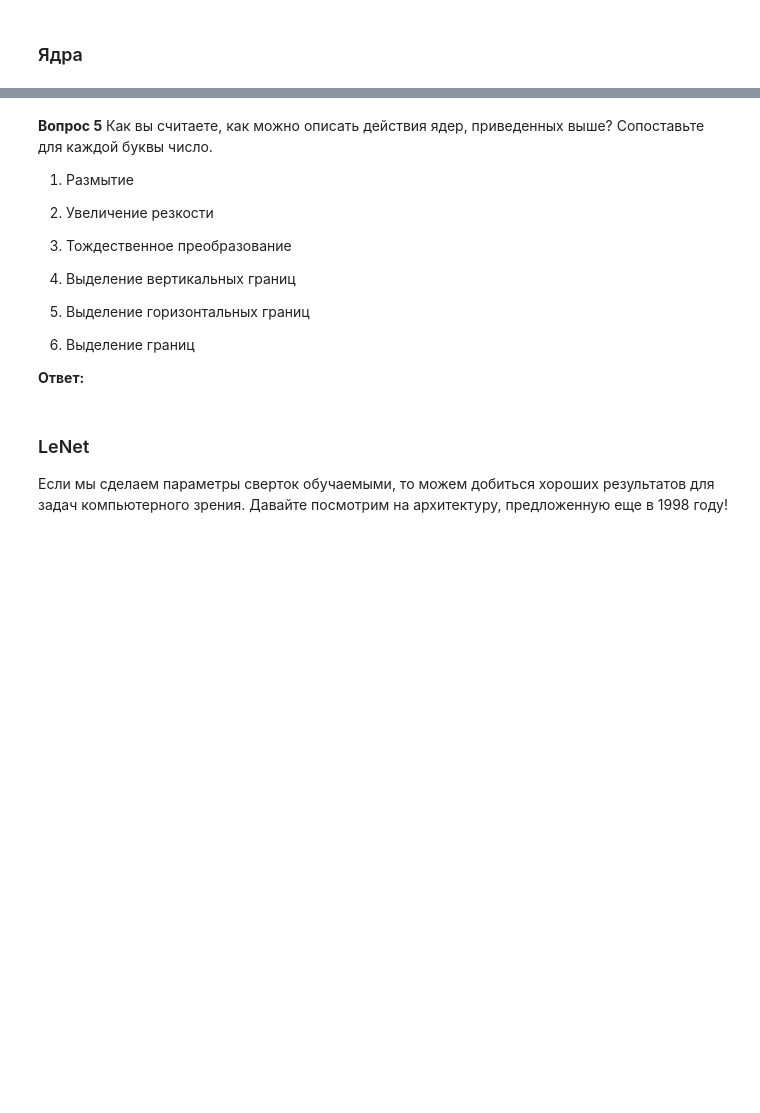
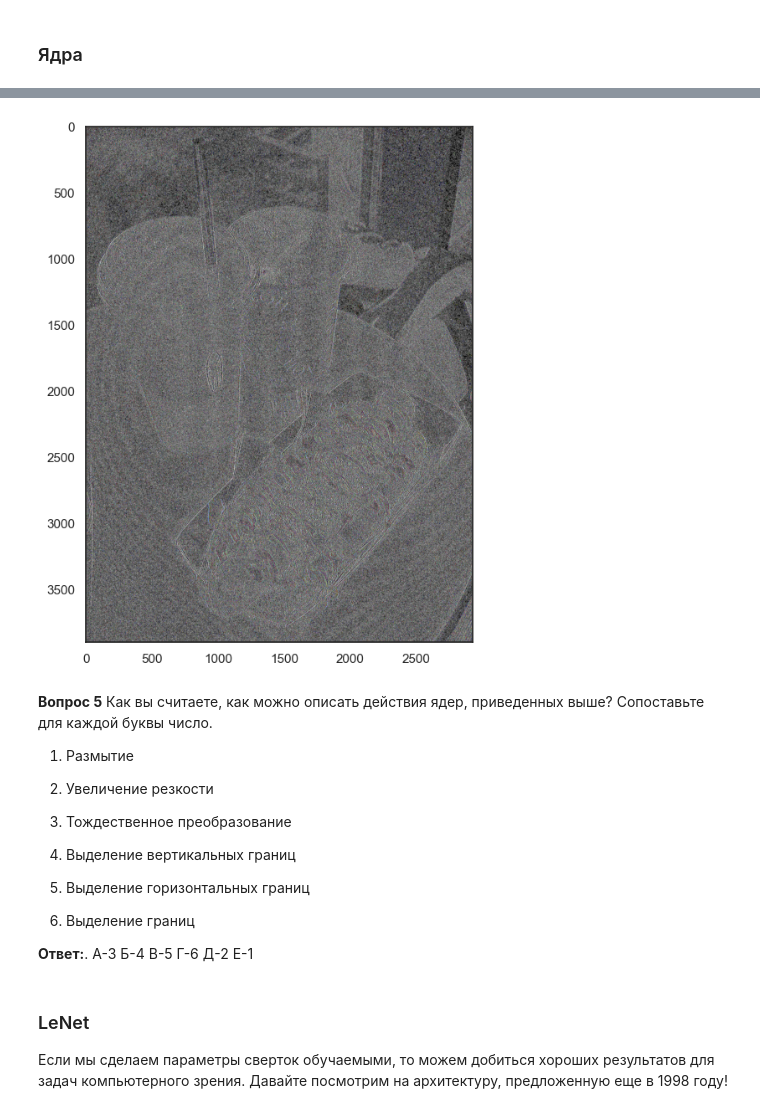
Before and after one commit to arsbelkin/AI_labs, a Jupyter notebook: ЛР-2/Lab2_2025.ipynb, the cells around one changed output, grey strips where cells are left out. Cells and saved outputs as stored; diff of their text form; code cells hidden in the pictures; blank space fills up the shorter version.

```diff
--- a/ЛР-2/Lab2_2025.ipynb
+++ b/ЛР-2/Lab2_2025.ipynb
@@ -461,22 +459,24 @@ A)
 # %%
 img_t = torch.from_numpy(RGB_img).type(torch.float32).unsqueeze(0)
 kernel = torch.tensor([
-    [0, 1, 0],
-    [0, -2, 0],
-    [0, 1, 0]
+    [0, 0, 0],
+    [1, -2, 1],
+    [0, 0, 0]
 ]).reshape(1, 1, 3, 3).type(torch.float32)
 
-kernel = kernel.repeat(3, 3, 1, 1)
+kernel = kernel.repeat(3, 1, 1, 1)
 img_t = img_t.permute(0, 3, 1, 2)  # [BS, H, W, C] -> [BS, C, H, W]
 img_t = nn.ReflectionPad2d(1)(img_t)  # Pad Image for same output size
 
-result = F.conv2d(img_t, kernel)[0]  #
+result = F.conv2d(img_t, kernel, groups=3)[0]  #
 # %%
 plt.figure(figsize=(12, 8))
-result_np = result.permute(1, 2, 0).numpy() / 256 / 3
+result_np = result.permute(1, 2, 0).numpy().astype(np.uint8)
 
-plt.imshow(result_np)
+plt.imshow(result_np, cmap="grey")
 plt.show()
+# %% [output]
+[figure, added]
 # %% [markdown]
 **Вопрос 5** Как вы считаете, как можно описать действия ядер, приведенных выше? Сопоставьте для каждой буквы число.
 
@@ -492,7 +492,7 @@ plt.show()
 
 6) Выделение границ
 
-**Ответ:**
+**Ответ:**.  A-3 Б-4 В-5 Г-6 Д-2 Е-1
 # %% [markdown]
 ### LeNet
 
```
Also changed, not shown: parts of 14 cells of this notebook, 4 other files.
